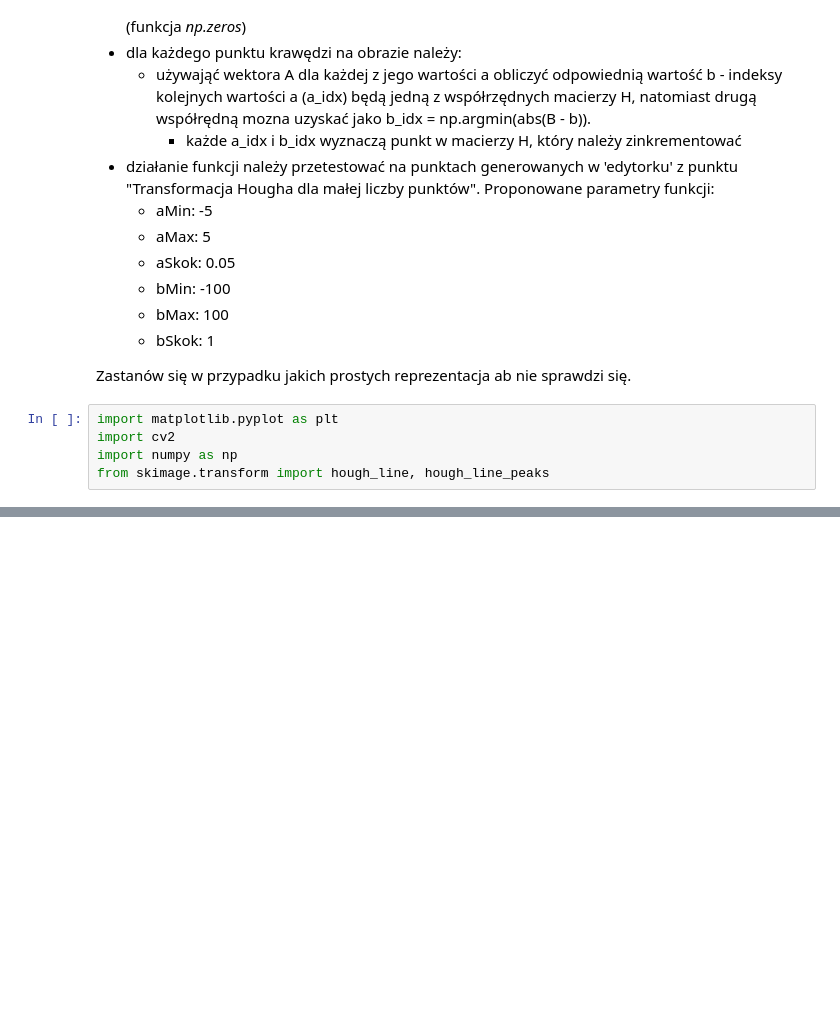
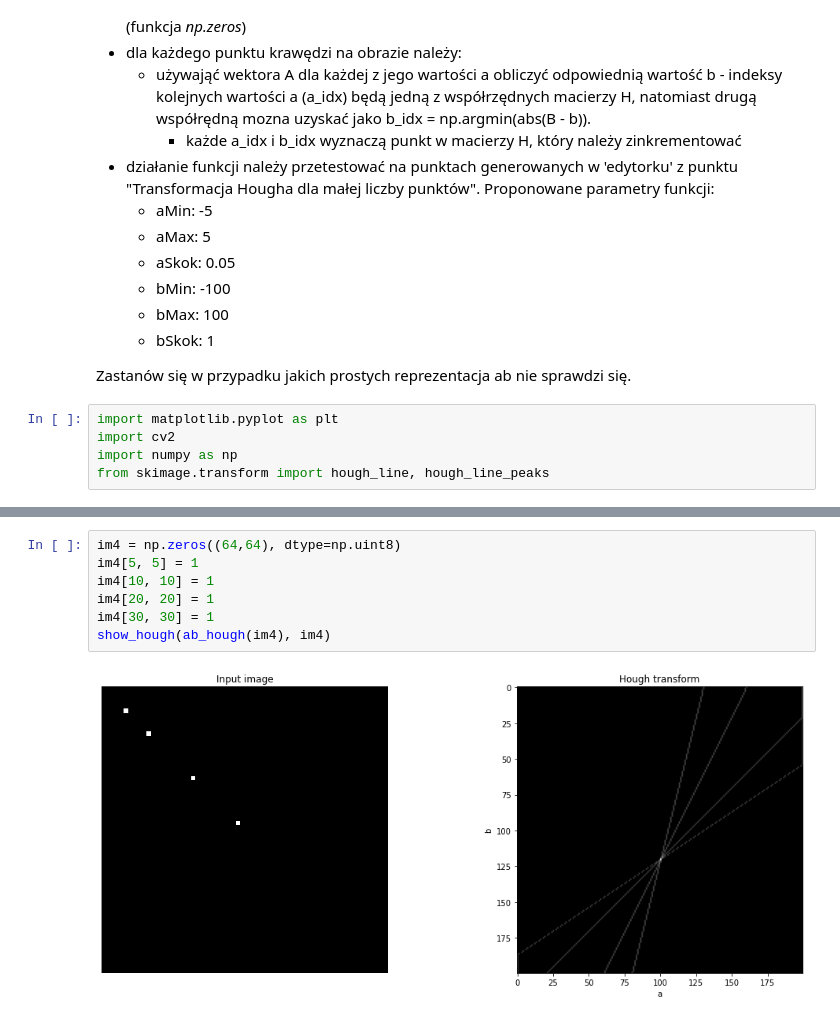
Before and after one commit to mhawryluk/wdcpo, a Jupyter notebook: lab12/Hough_HW.ipynb, the cells around one changed output, grey strips where cells are left out. Cells and saved outputs as stored; diff of their text form; blank space fills up the shorter version.

```diff
--- a/lab12/Hough_HW.ipynb
+++ b/lab12/Hough_HW.ipynb
@@ -40,0 +90,9 @@ from skimage.transform import hough_line, hough_line_peaks
+# %%
+im4 = np.zeros((64,64), dtype=np.uint8)
+im4[5, 5] = 1
+im4[10, 10] = 1
+im4[20, 20] = 1
+im4[30, 30] = 1
+show_hough(ab_hough(im4), im4)
+# %% [output]
+[figure, added]
```
Also changed, not shown: parts of 5 cells of this notebook.
